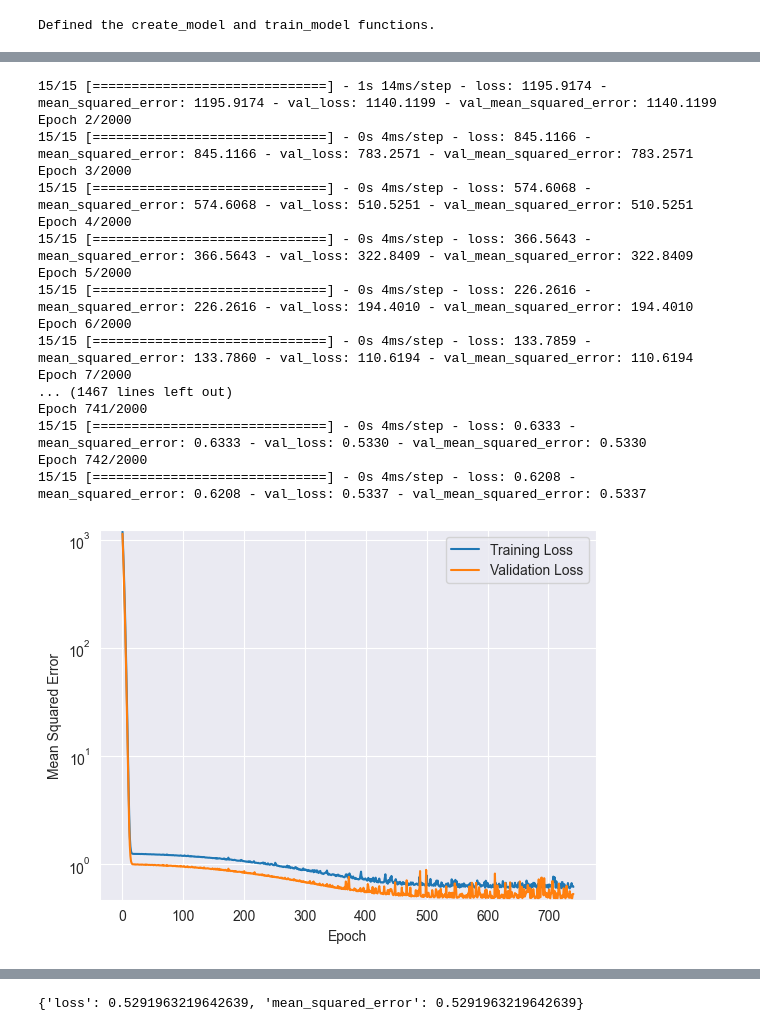
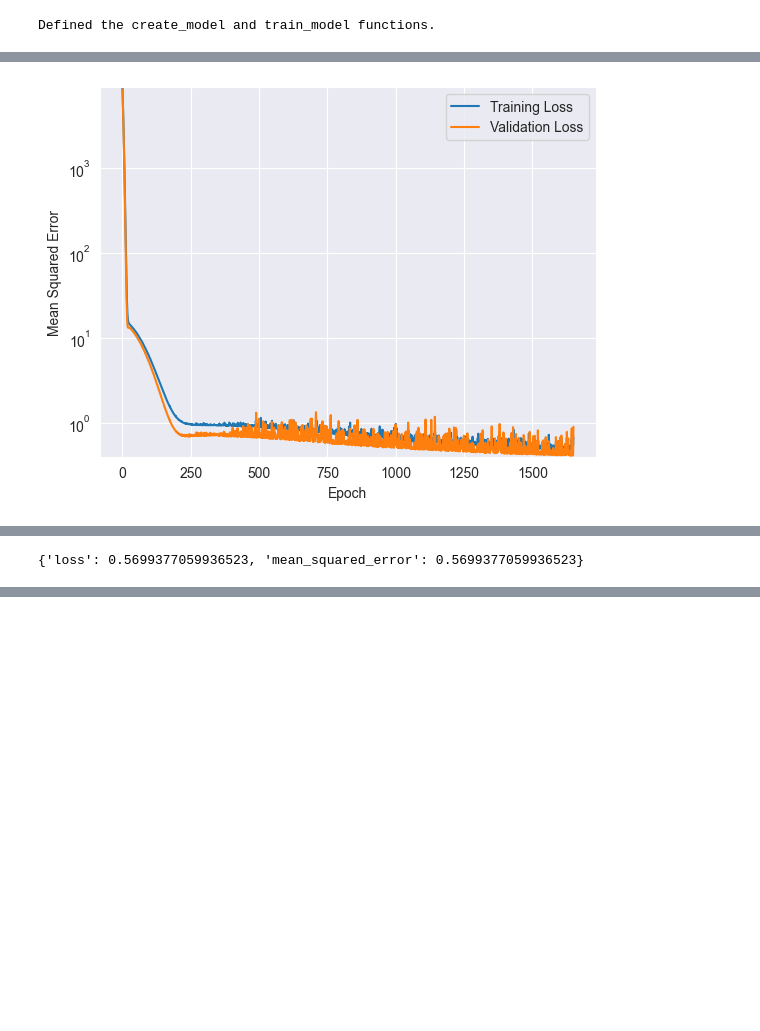
Before and after one commit to Stegi56/Body-Fat-Estimator, a Jupyter notebook: model2.ipynb, the cells around one changed output, grey strips where cells are left out. Drawn from its saved outputs; the diff is of its cells as text; code cells hidden in the pictures; blank space fills up the shorter version.

```diff
--- a/model2.ipynb
+++ b/model2.ipynb
@@ -339,10 +354,10 @@ def get_outputs_dnn():
   return outputs
 # %%
 # The following variables are the hyperparameters.
-learning_rate = 0.0004
+learning_rate = 0.0005
 epochs = 2000
 batch_size = 10
-l2_regularization = 0.5
+l2_regularization = 0.2
 patience = 70
 
 # Specify the label
@@ -378,0 +410 @@ Epoch 1/2000
+[figure, new version]
@@ -380,18 +413 @@ Input dict contained keys ['Density', 'Age', 'Weight', 'Height', 'Neck', 'Chest'
-15/15 [==============================] - 1s 14ms/step - loss: 1195.9174 - mean_squared_error: 1195.9174 - val_loss: 1140.1199 - val_mean_squared_error: 1140.1199
-Epoch 2/2000
-15/15 [==============================] - 0s 4ms/step - loss: 845.1166 - mean_squared_error: 845.1166 - val_loss: 783.2571 - val_mean_squared_error: 783.2571
-Epoch 3/2000
-15/15 [==============================] - 0s 4ms/step - loss: 574.6068 - mean_squared_error: 574.6068 - val_loss: 510.5251 - val_mean_squared_error: 510.5251
-Epoch 4/2000
-15/15 [==============================] - 0s 4ms/step - loss: 366.5643 - mean_squared_error: 366.5643 - val_loss: 322.8409 - val_mean_squared_error: 322.8409
-Epoch 5/2000
-15/15 [==============================] - 0s 4ms/step - loss: 226.2616 - mean_squared_error: 226.2616 - val_loss: 194.4010 - val_mean_squared_error: 194.4010
-Epoch 6/2000
-15/15 [==============================] - 0s 4ms/step - loss: 133.7859 - mean_squared_error: 133.7860 - val_loss: 110.6194 - val_mean_squared_error: 110.6194
-Epoch 7/2000
-... (1467 lines left out)
-Epoch 741/2000
-15/15 [==============================] - 0s 4ms/step - loss: 0.6333 - mean_squared_error: 0.6333 - val_loss: 0.5330 - val_mean_squared_error: 0.5330
-Epoch 742/2000
-15/15 [==============================] - 0s 4ms/step - loss: 0.6208 - mean_squared_error: 0.6208 - val_loss: 0.5337 - val_mean_squared_error: 0.5337
+{'loss': 0.5699377059936523, 'mean_squared_error': 0.5699377059936523}
-[figure, old version]
@@ -400,4 +414,3 @@ Epoch 742/2000
-{'loss': 0.5291963219642639, 'mean_squared_error': 0.5291963219642639}
 # %%
 #Output weights
 input_layer = my_model.layers[len(inputs)+1]
```
Also changed, not shown: parts of 5 cells of this notebook.
